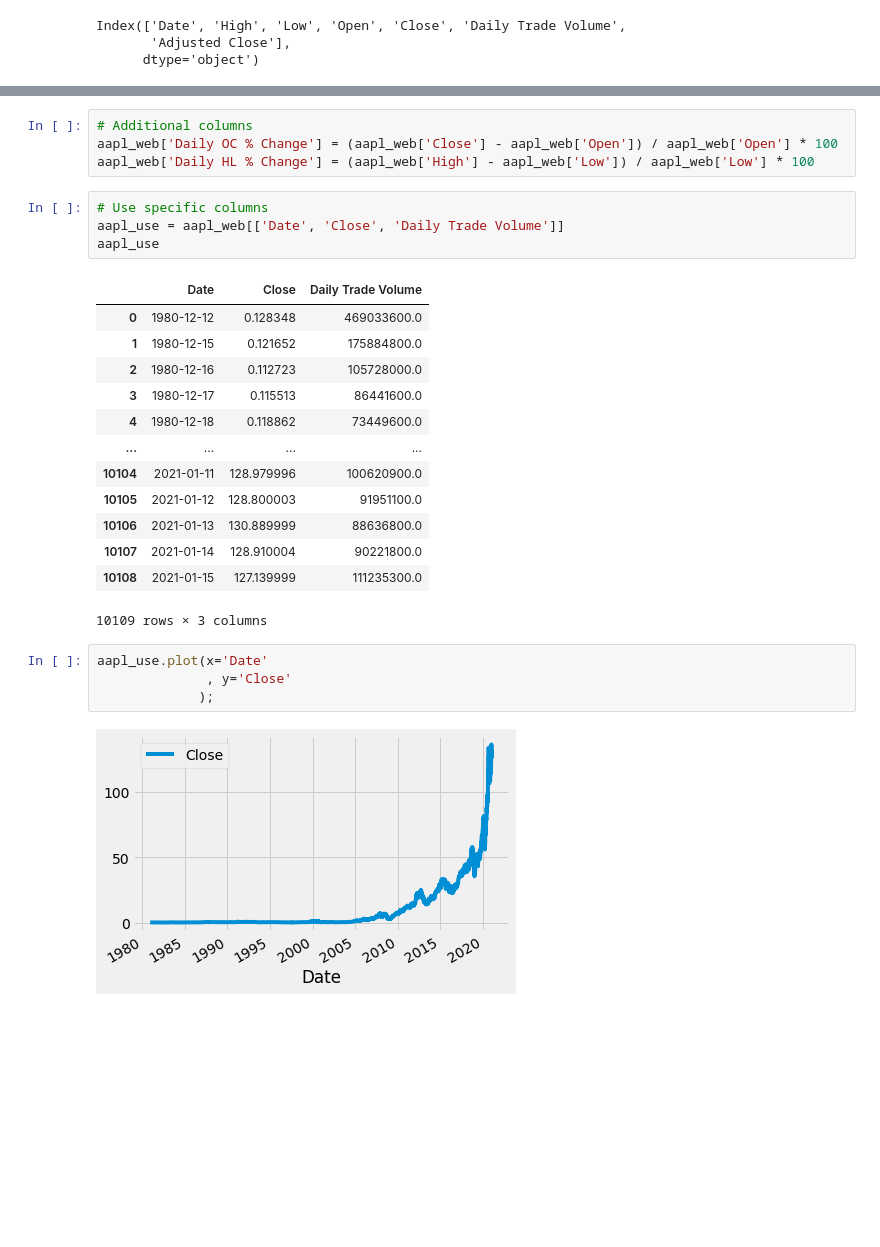
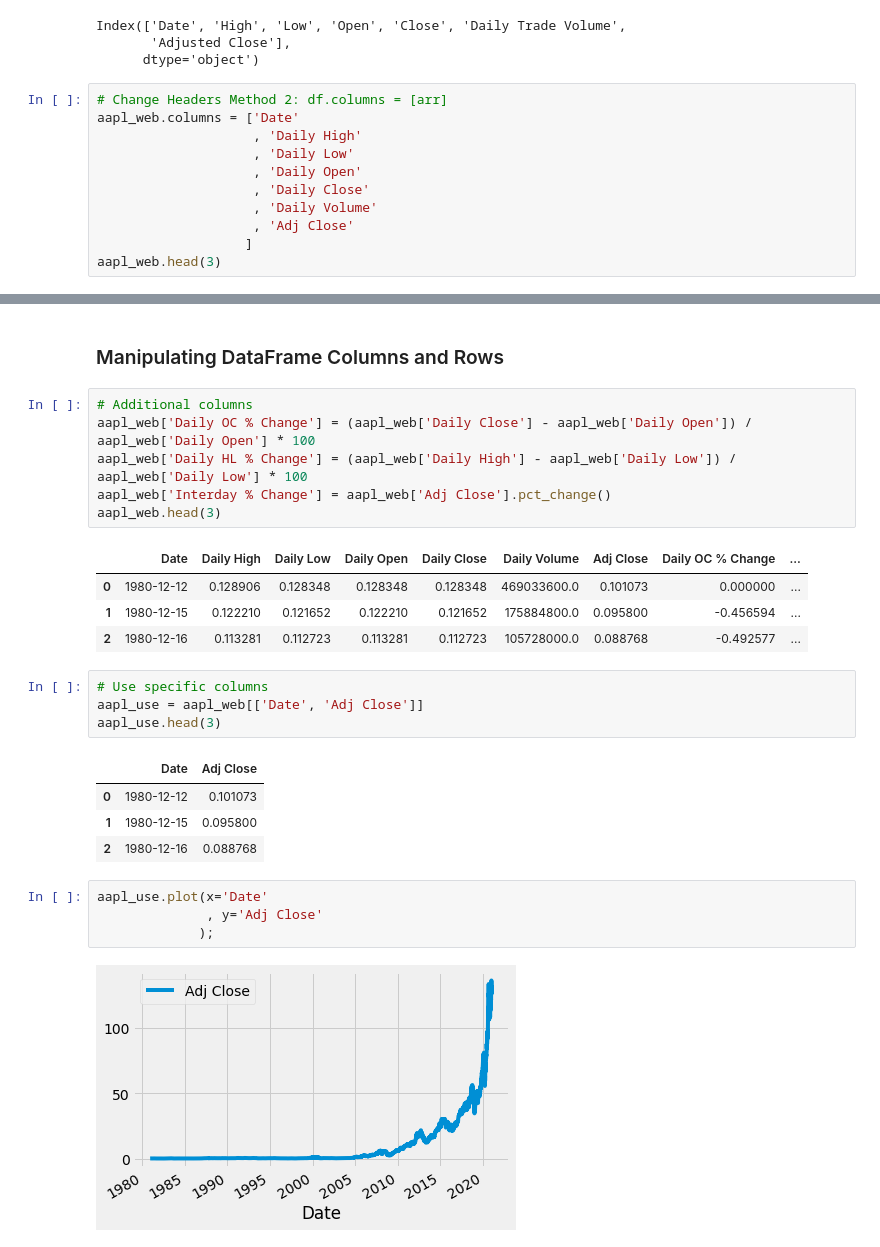
Before and after one commit to yuchild/tech_stocks_with_pandas, a Jupyter notebook: eda.ipynb, the cells around one changed output, grey strips where cells are left out. Drawn from its saved outputs; the diff is of its cells as text; blank space fills up the shorter version.

```diff
--- a/eda.ipynb
+++ b/eda.ipynb
@@ -160,3 +144,14 @@ aapl_web.columns
 Index(['Date', 'High', 'Low', 'Open', 'Close', 'Daily Trade Volume',
        'Adjusted Close'],
       dtype='object')
+# %%
+# Change Headers Method 2: df.columns = [arr]
+aapl_web.columns = ['Date'
+                    , 'Daily High'
+                    , 'Daily Low'
+                    , 'Daily Open'
+                    , 'Daily Close'
+                    , 'Daily Volume'
+                    , 'Adj Close'
+                   ]
+aapl_web.head(3)
@@ -163,28 +163,28 @@ Index(['Date', 'High', 'Low', 'Open', 'Close', 'Daily Trade Volume',
+# %% [markdown]
+### Manipulating DataFrame Columns and Rows
 # %%
 # Additional columns
-aapl_web['Daily OC % Change'] = (aapl_web['Close'] - aapl_web['Open']) / aapl_web['Open'] * 100
-aapl_web['Daily HL % Change'] = (aapl_web['High'] - aapl_web['Low']) / aapl_web['Low'] * 100
+aapl_web['Daily OC % Change'] = (aapl_web['Daily Close'] - aapl_web['Daily Open']) / aapl_web['Daily Open'] * 100
+aapl_web['Daily HL % Change'] = (aapl_web['Daily High'] - aapl_web['Daily Low']) / aapl_web['Daily Low'] * 100
+aapl_web['Interday % Change'] = aapl_web['Adj Close'].pct_change()
+aapl_web.head(3)
+# %% [output]
+|  | Date | Daily High | Daily Low | Daily Open | Daily Close | Daily Volume | Adj Close | Daily OC % Change | ... |
+| 0 | 1980-12-12 | 0.128906 | 0.128348 | 0.128348 | 0.128348 | 469033600.0 | 0.101073 | 0.000000 | ... |
+| 1 | 1980-12-15 | 0.122210 | 0.121652 | 0.122210 | 0.121652 | 175884800.0 | 0.095800 | -0.456594 | ... |
+| 2 | 1980-12-16 | 0.113281 | 0.112723 | 0.113281 | 0.112723 | 105728000.0 | 0.088768 | -0.492577 | ... |
 # %%
 # Use specific columns
-aapl_use = aapl_web[['Date', 'Close', 'Daily Trade Volume']]
-aapl_use
+aapl_use = aapl_web[['Date', 'Adj Close']]
+aapl_use.head(3)
 # %% [output]
-|  | Date | Close | Daily Trade Volume |
-| 0 | 1980-12-12 | 0.128348 | 469033600.0 |
-| 1 | 1980-12-15 | 0.121652 | 175884800.0 |
-| 2 | 1980-12-16 | 0.112723 | 105728000.0 |
-| 3 | 1980-12-17 | 0.115513 | 86441600.0 |
-| 4 | 1980-12-18 | 0.118862 | 73449600.0 |
-| ... | ... | ... | ... |
-| 10104 | 2021-01-11 | 128.979996 | 100620900.0 |
-| 10105 | 2021-01-12 | 128.800003 | 91951100.0 |
-| 10106 | 2021-01-13 | 130.889999 | 88636800.0 |
-| 10107 | 2021-01-14 | 128.910004 | 90221800.0 |
-| 10108 | 2021-01-15 | 127.139999 | 111235300.0 |
+|  | Date | Adj Close |
+| 0 | 1980-12-12 | 0.101073 |
+| 1 | 1980-12-15 | 0.095800 |
+| 2 | 1980-12-16 | 0.088768 |
-10109 rows × 3 columns
 # %%
 aapl_use.plot(x='Date'
-              , y='Close'
+              , y='Adj Close'
              );
 # %% [output]
-[figure, old version]
+[figure, new version]
```
Also changed, not shown: parts of 14 cells of this notebook.
